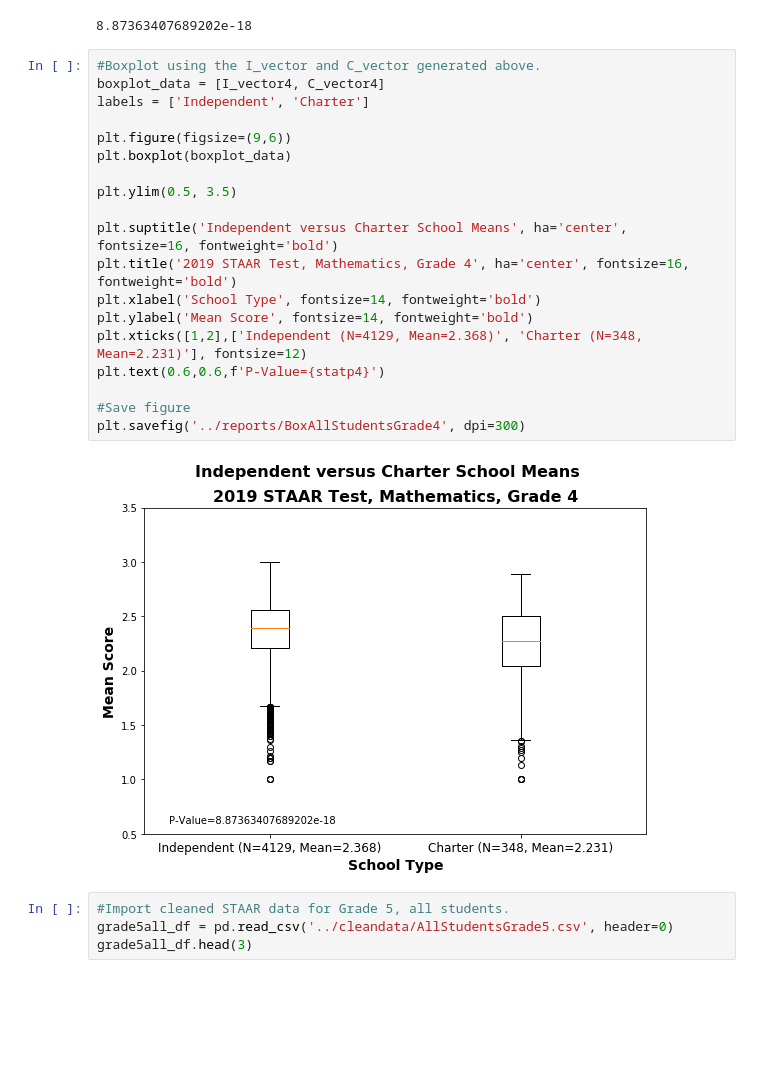
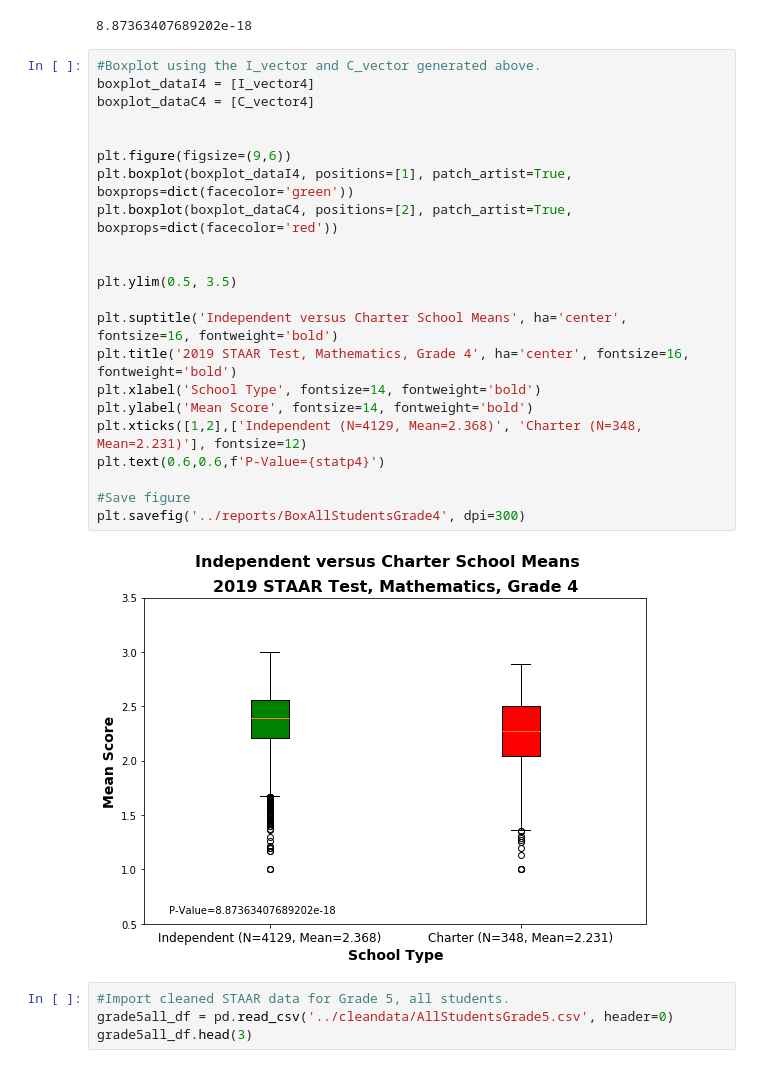
Before and after one commit to jteickholt/Team10Project1_Repo, a Jupyter notebook: notebooks/AllStudentCalcs.ipynb, the cells around one changed output. Drawn from its saved outputs; the diff is of its cells as text; blank space fills up the shorter version.

Commit message:
Commit with all of the finalized figures, calculation notebooks completed.

```diff
--- a/notebooks/AllStudentCalcs.ipynb
+++ b/notebooks/AllStudentCalcs.ipynb
@@ -280,25 +281,28 @@ statp4
 8.87363407689202e-18
 # %%
 #Boxplot using the I_vector and C_vector generated above.
-boxplot_data = [I_vector4, C_vector4]
-labels = ['Independent', 'Charter']
+boxplot_dataI4 = [I_vector4]
+boxplot_dataC4 = [C_vector4]
+
 
 plt.figure(figsize=(9,6))
-plt.boxplot(boxplot_data)
+plt.boxplot(boxplot_dataI4, positions=[1], patch_artist=True, boxprops=dict(facecolor='green'))
+plt.boxplot(boxplot_dataC4, positions=[2], patch_artist=True, boxprops=dict(facecolor='red'))
+
 
 plt.ylim(0.5, 3.5)
 
 plt.suptitle('Independent versus Charter School Means', ha='center', fontsize=16, fontweight='bold')
 plt.title('2019 STAAR Test, Mathematics, Grade 4', ha='center', fontsize=16, fontweight='bold')
 plt.xlabel('School Type', fontsize=14, fontweight='bold')
 plt.ylabel('Mean Score', fontsize=14, fontweight='bold')
 plt.xticks([1,2],['Independent (N=4129, Mean=2.368)', 'Charter (N=348, Mean=2.231)'], fontsize=12)
 plt.text(0.6,0.6,f'P-Value={statp4}')
 
 #Save figure
 plt.savefig('../reports/BoxAllStudentsGrade4', dpi=300)
 # %% [output]
-[figure, old version]
+[figure, new version]
 # %%
 #Import cleaned STAAR data for Grade 5, all students.
 grade5all_df = pd.read_csv('../cleandata/AllStudentsGrade5.csv', header=0)
```
Also changed, not shown: parts of 2 cells of this notebook, 7 other files.
